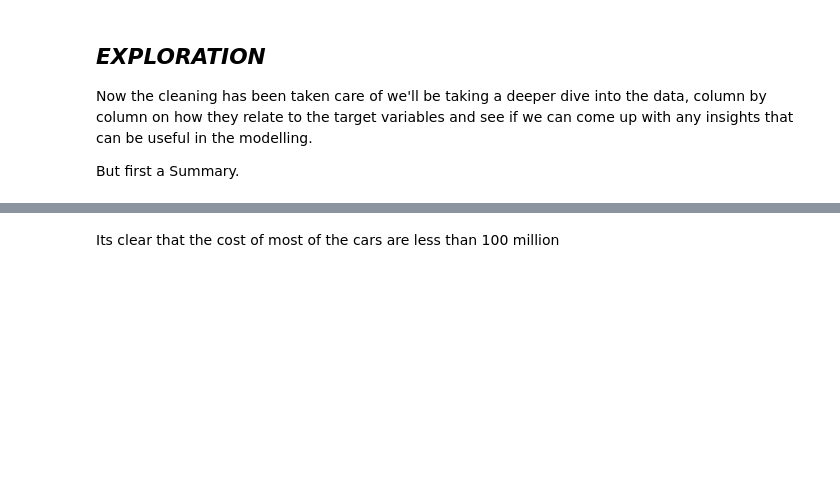
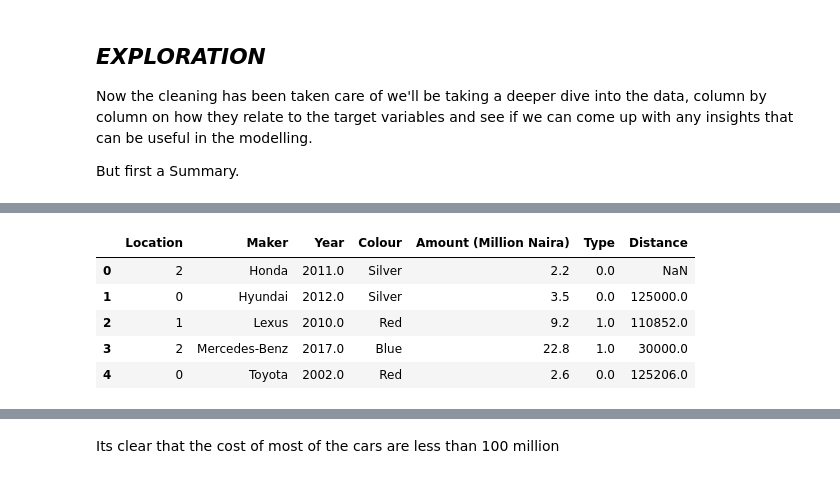
Before and after one commit to atehe/DSN_AI-INVASION_2022, a Jupyter notebook: notebook/Untitled.ipynb, the cells around one changed output, grey strips where cells are left out. Cells and saved outputs as stored; diff of their text form; code cells hidden in the pictures; blank space fills up the shorter version.

Commit message:
create inputter and processors for numeric and cat columns

```diff
--- a/notebook/Untitled.ipynb
+++ b/notebook/Untitled.ipynb
@@ -197,0 +206,18 @@ train.describe(include=['O'])
+# %%
+train.drop(columns=['Model','VehicleID'], inplace=True)
+test.drop(columns=['Model','VehicleID'], inplace=True)
+# %%
+train.Location.replace({'Abuja':2, 'Lagos':1, 'Ibadan':0}, inplace=True)
+train.Type.replace({'Nigerian Used':0, 'Foreign Used':1, 'Brand New':2}, inplace=True)
+
+test.Location.replace({'Abuja':2, 'Lagos':1, 'Ibadan':0}, inplace=True)
+test.Type.replace({'Nigerian Used':0, 'Foreign Used':1, 'Brand New':2}, inplace=True)
+# %%
+train.head()
+# %% [output]
+|  | Location | Maker | Year | Colour | Amount (Million Naira) | Type | Distance |
+| 0 | 2 | Honda | 2011.0 | Silver | 2.2 | 0.0 | NaN |
+| 1 | 0 | Hyundai | 2012.0 | Silver | 3.5 | 0.0 | 125000.0 |
+| 2 | 1 | Lexus | 2010.0 | Red | 9.2 | 1.0 | 110852.0 |
+| 3 | 2 | Mercedes-Benz | 2017.0 | Blue | 22.8 | 1.0 | 30000.0 |
+| 4 | 0 | Toyota | 2002.0 | Red | 2.6 | 0.0 | 125206.0 |
```
Also changed, not shown: parts of 61 cells of this notebook, 4 other files.
